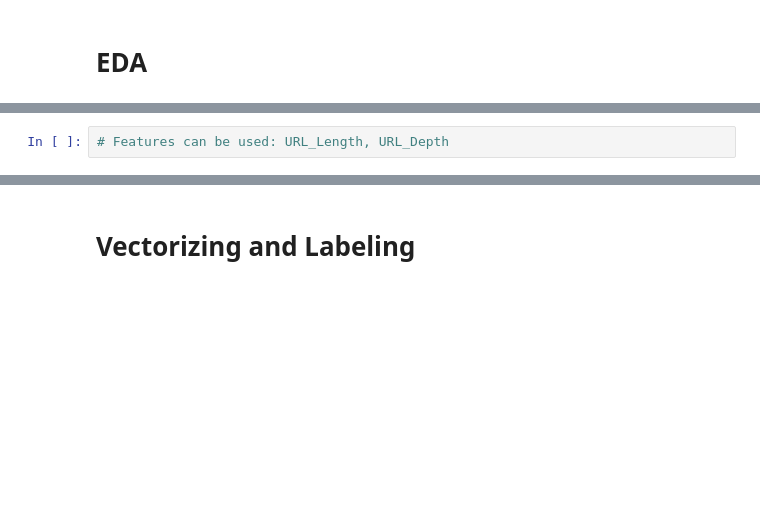
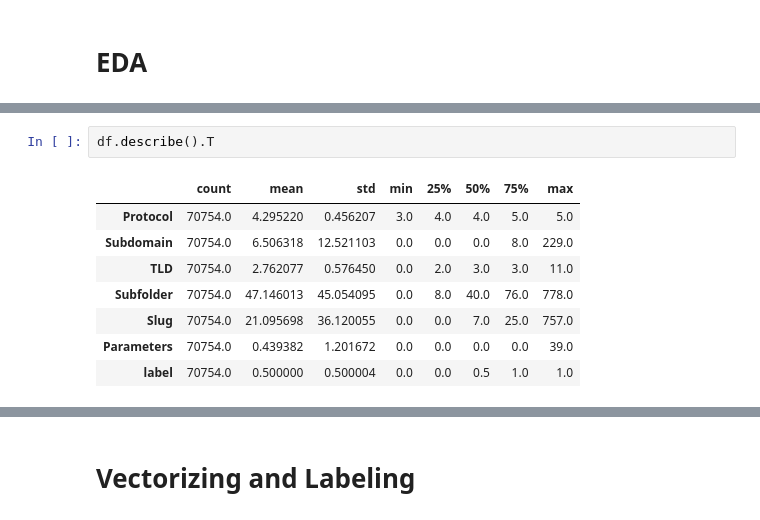
Before and after one commit to buisonanh/phishing-urls-detection, a Jupyter notebook: model copy.ipynb, the cells around one changed output, grey strips where cells are left out. Drawn from its saved outputs; the diff is of its cells as text; blank space fills up the shorter version.

```diff
--- a/model copy.ipynb
+++ b/model copy.ipynb
@@ -229,2 +221,11 @@ sns.countplot(ax=axes[1, 2], data=df, x="https_Domain", hue="label")
-# %%
-# Features can be used: URL_Length, URL_Depth
+# %%
+df.describe().T
+# %% [output]
+|  | count | mean | std | min | 25% | 50% | 75% | max |
+| Protocol | 70754.0 | 4.295220 | 0.456207 | 3.0 | 4.0 | 4.0 | 5.0 | 5.0 |
+| Subdomain | 70754.0 | 6.506318 | 12.521103 | 0.0 | 0.0 | 0.0 | 8.0 | 229.0 |
+| TLD | 70754.0 | 2.762077 | 0.576450 | 0.0 | 2.0 | 3.0 | 3.0 | 11.0 |
+| Subfolder | 70754.0 | 47.146013 | 45.054095 | 0.0 | 8.0 | 40.0 | 76.0 | 778.0 |
+| Slug | 70754.0 | 21.095698 | 36.120055 | 0.0 | 0.0 | 7.0 | 25.0 | 757.0 |
+| Parameters | 70754.0 | 0.439382 | 1.201672 | 0.0 | 0.0 | 0.0 | 0.0 | 39.0 |
+| label | 70754.0 | 0.500000 | 0.500004 | 0.0 | 0.0 | 0.5 | 1.0 | 1.0 |
```
Also changed, not shown: parts of 22 cells of this notebook.
